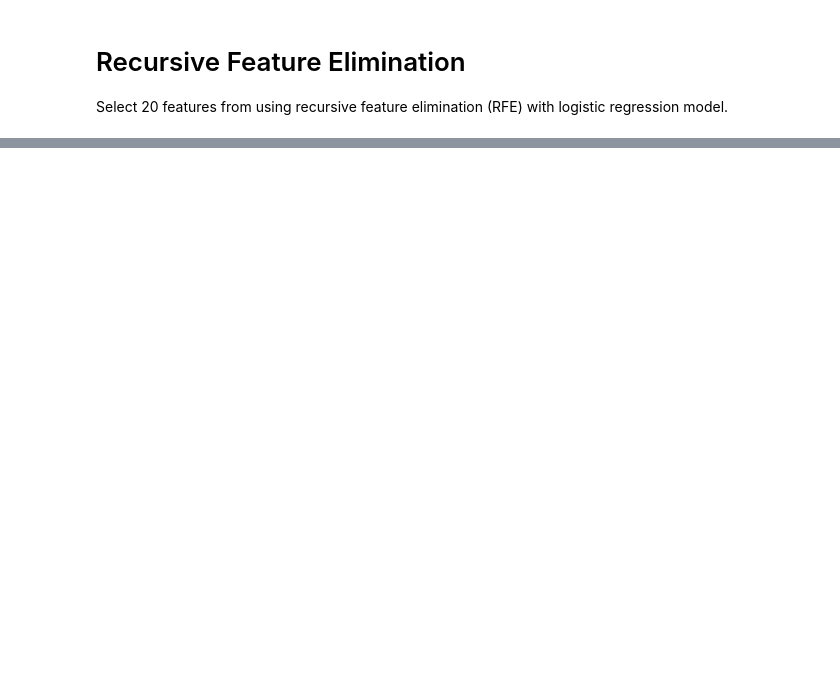
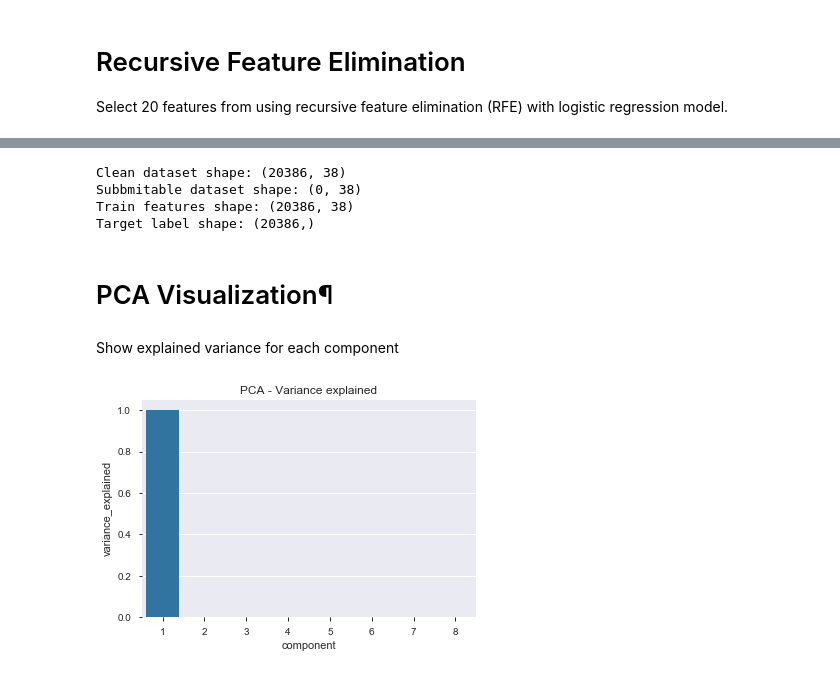
Before and after one commit to quedogf94/Spring2019_Project2, a Jupyter notebook: Kobe.ipynb, the cells around one changed output, grey strips where cells are left out. Saved outputs shown, nothing was run; the diff lists cells and outputs as text; code cells hidden in the pictures; blank space fills up the shorter version.

```diff
--- a/Kobe.ipynb
+++ b/Kobe.ipynb
@@ -313,0 +394,3 @@ array(['game_event_id', 'game_id', 'lat', 'shot_distance',
+# %%
+y = kobe_df.shot_made_flag.values
+X = kobe_df.drop(["shot_made_flag"], axis=1, inplace=True)
@@ -313,0 +412,12 @@ array(['game_event_id', 'game_id', 'lat', 'shot_distance',
+# %%
+features = np.hstack([
+        feat_var_threshold,
+        #feat_imp_20,
+        #feat_scored_20,
+        feat_rfe_20
+    ])
+
+features = np.unique(features)
+print('Final features set:\n')
+for f in features:
+    print("\t-{}".format(f))
@@ -313,0 +442,32 @@ array(['game_event_id', 'game_id', 'lat', 'shot_distance',
+# %%
+kobe_df = kobe_df.ix[:, features]
+data_submit = data_submit.ix[:, features]
+X = X.ix[:, features]
+
+print('Clean dataset shape: {}'.format(kobe_df.shape))
+print('Subbmitable dataset shape: {}'.format(data_submit.shape))
+print('Train features shape: {}'.format(X.shape))
+print('Target label shape: {}'. format(Y.shape))
+# %% [output]
+Clean dataset shape: (20386, 38)
+Subbmitable dataset shape: (0, 38)
+Train features shape: (20386, 38)
+Target label shape: (20386,)
+# %% [markdown]
+# PCA Visualization¶
+# %%
+components = 8
+pca = PCA(n_components=components).fit(X)
+# %% [markdown]
+Show explained variance for each component
+# %%
+pca_variance_explained_df = pd.DataFrame({
+    "component": np.arange(1, components+1),
+    "variance_explained": pca.explained_variance_ratio_
+    })
+
+ax = sns.barplot(x='component', y='variance_explained', data=pca_variance_explained_df)
+ax.set_title("PCA - Variance explained")
+plt.show()
+# %% [output]
+[figure, added]
```
Also changed, not shown: parts of 42 cells of this notebook.
